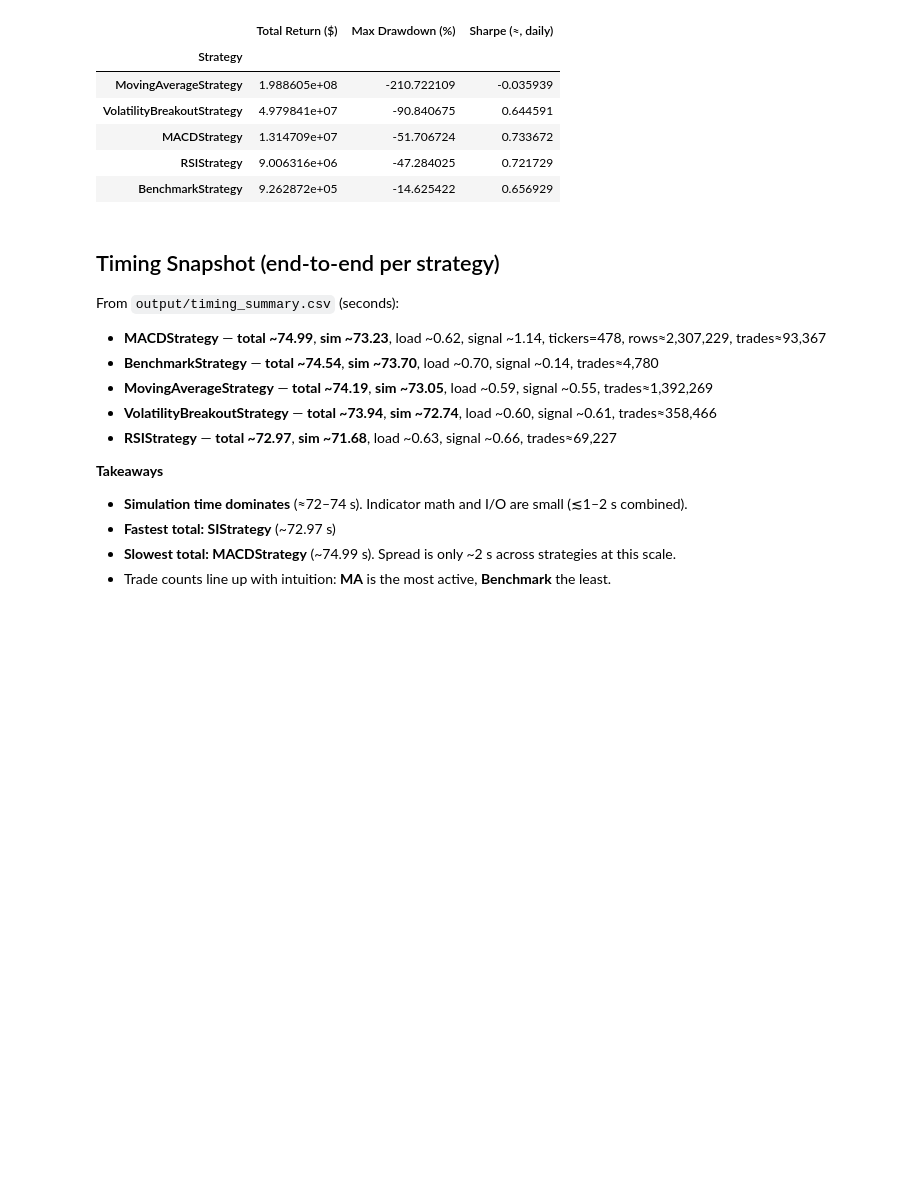
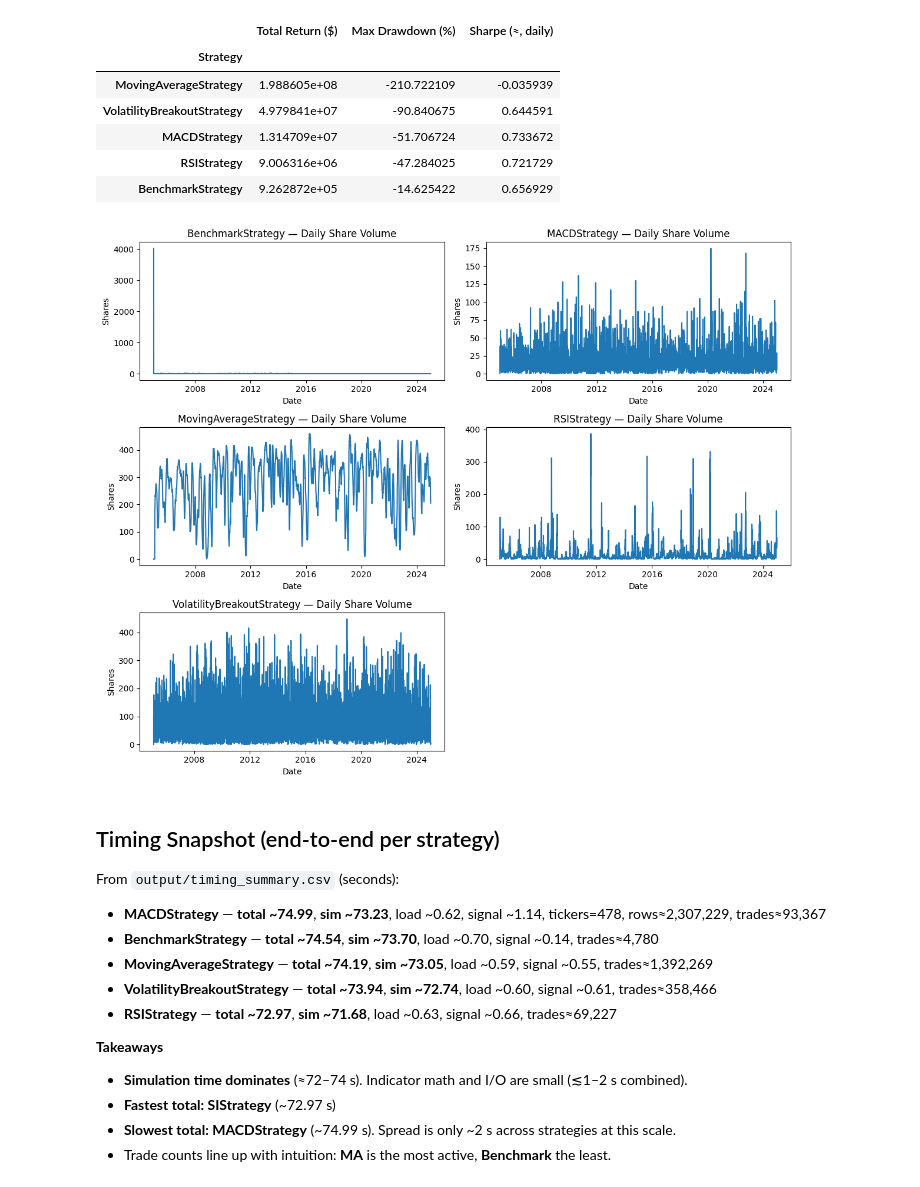
Before and after one commit to sagarwal936/Multi-Signal-Strategy-Simulation-on-S-P-500, a Jupyter notebook: StrategyComparison.ipynb, the cells around one changed output. Saved outputs shown, nothing was run; the diff lists cells and outputs as text; code cells hidden in the pictures; blank space fills up the shorter version.

Commit message:
added vol charts back

```diff
--- a/StrategyComparison.ipynb
+++ b/StrategyComparison.ipynb
@@ -192,6 +192,30 @@ for name in strategy_names:
 
     vol_shares[name]  = shares_series
     vol_dollars[name] = dollars_series
+# %%
+names = strategy_names
+n = len(names)
+ncols = 2
+nrows = int(np.ceil(n / ncols))
+
+fig, axes = plt.subplots(nrows, ncols, figsize=(12, 3.2*nrows), sharex=False)
+axes = axes.ravel()
+
+for i, name in enumerate(names):
+    ax = axes[i]
+    # optionally smooth with a rolling sum to make it less spiky:
+    y = vol_shares[name]  # or: vol_shares[name].rolling(5).sum()
+    ax.plot(y.index, y.values)
+    ax.set_title(f"{name} — Daily Share Volume")
+    ax.set_xlabel("Date"); ax.set_ylabel("Shares")
+
+for j in range(i+1, len(axes)):
+    axes[j].axis("off")
+
+plt.tight_layout()
+plt.show()
+# %% [output]
+[figure, added]
 # %% [markdown]
 ## Timing Snapshot (end-to-end per strategy)
 
```
